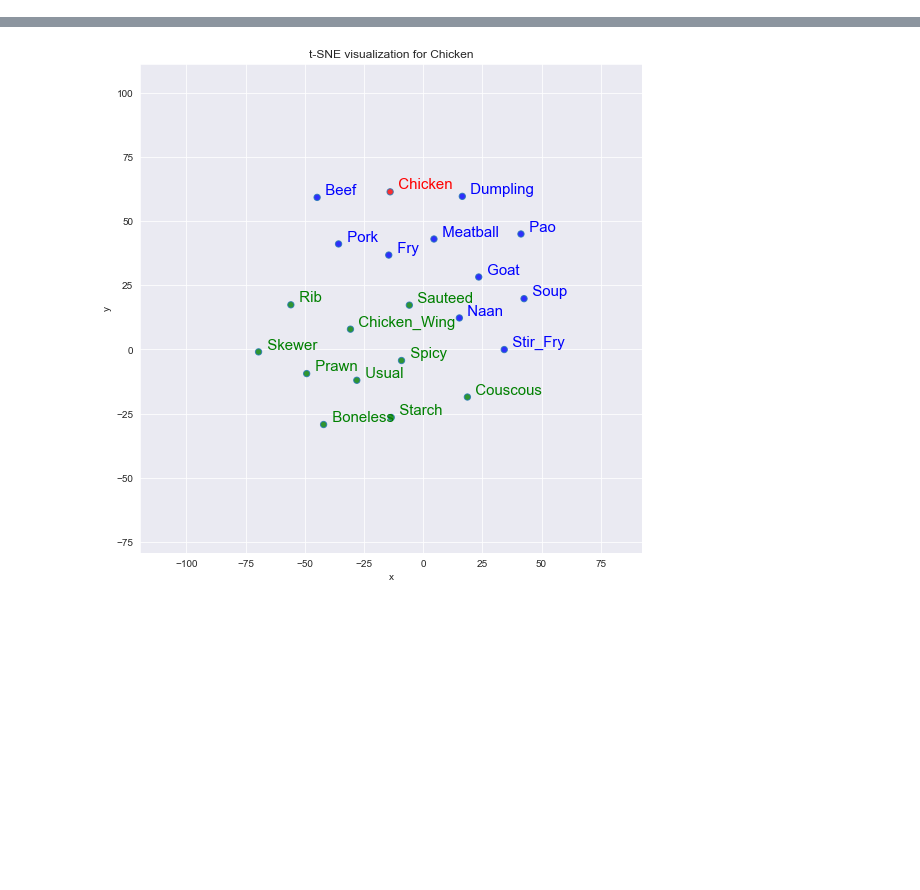
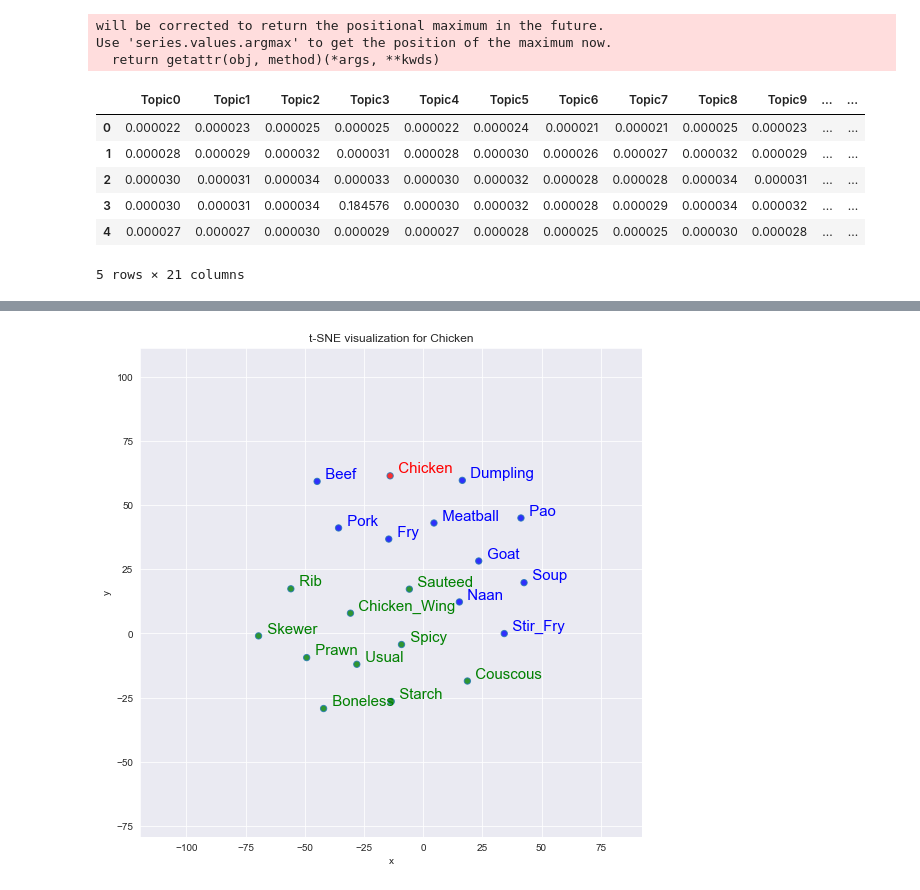
Before and after one commit to ledong1/nycFoodMap, a Jupyter notebook: Gensim Word2Vec-Copy1.ipynb, the cells around one changed output, grey strips where cells are left out. Saved outputs shown, nothing was run; the diff lists cells and outputs as text; code cells hidden in the pictures; blank space fills up the shorter version.

```diff
--- a/Gensim Word2Vec-Copy1.ipynb
+++ b/Gensim Word2Vec-Copy1.ipynb
@@ -78,0 +183,9 @@ sorted(word_freq, key=word_freq.get, reverse=True)[:10]
+# %%
+lda_model = gensim.models.ldamodel.LdaModel(corpus=corpus,
+                                           id2word=words,
+                                           num_topics=20,
+                                           random_state=2,
+                                           update_every=1,
+                                           passes=10,
+                                           alpha='auto',
+                                           per_word_topics=True)
@@ -78,0 +250,20 @@ sorted(word_freq, key=word_freq.get, reverse=True)[:10]
+# %%
+lda_df = lda_model.get_document_topics(corpus,minimum_probability=0)
+lda_df = pd.DataFrame(list(lda_df))
+num_topics = lda_model.num_topics
+lda_df.columns = ['Topic'+str(i) for i in range(num_topics)]
+for i in range(len(lda_df.columns)):
+    lda_df.iloc[:,i]=lda_df.iloc[:,i].apply(lambda x: x[1])
+lda_df['Automated_topic_id'] =lda_df.apply(lambda x: np.argmax(x),axis=1)
+lda_df.head()
+# %% [output]
+will be corrected to return the positional maximum in the future.
+Use 'series.values.argmax' to get the position of the maximum now.
+  return getattr(obj, method)(*args, **kwds)
+|  | Topic0 | Topic1 | Topic2 | Topic3 | Topic4 | Topic5 | Topic6 | Topic7 | Topic8 | Topic9 | ... | ... |
+| 0 | 0.000022 | 0.000023 | 0.000025 | 0.000025 | 0.000022 | 0.000024 | 0.000021 | 0.000021 | 0.000025 | 0.000023 | ... | ... |
+| 1 | 0.000028 | 0.000029 | 0.000032 | 0.000031 | 0.000028 | 0.000030 | 0.000026 | 0.000027 | 0.000032 | 0.000029 | ... | ... |
+| 2 | 0.000030 | 0.000031 | 0.000034 | 0.000033 | 0.000030 | 0.000032 | 0.000028 | 0.000028 | 0.000034 | 0.000031 | ... | ... |
+| 3 | 0.000030 | 0.000031 | 0.000034 | 0.184576 | 0.000030 | 0.000032 | 0.000028 | 0.000029 | 0.000034 | 0.000032 | ... | ... |
+| 4 | 0.000027 | 0.000027 | 0.000030 | 0.000029 | 0.000027 | 0.000028 | 0.000025 | 0.000025 | 0.000030 | 0.000028 | ... | ... |
+5 rows × 21 columns
```
Also changed, not shown: parts of 50 cells of this notebook, 2 other files.
